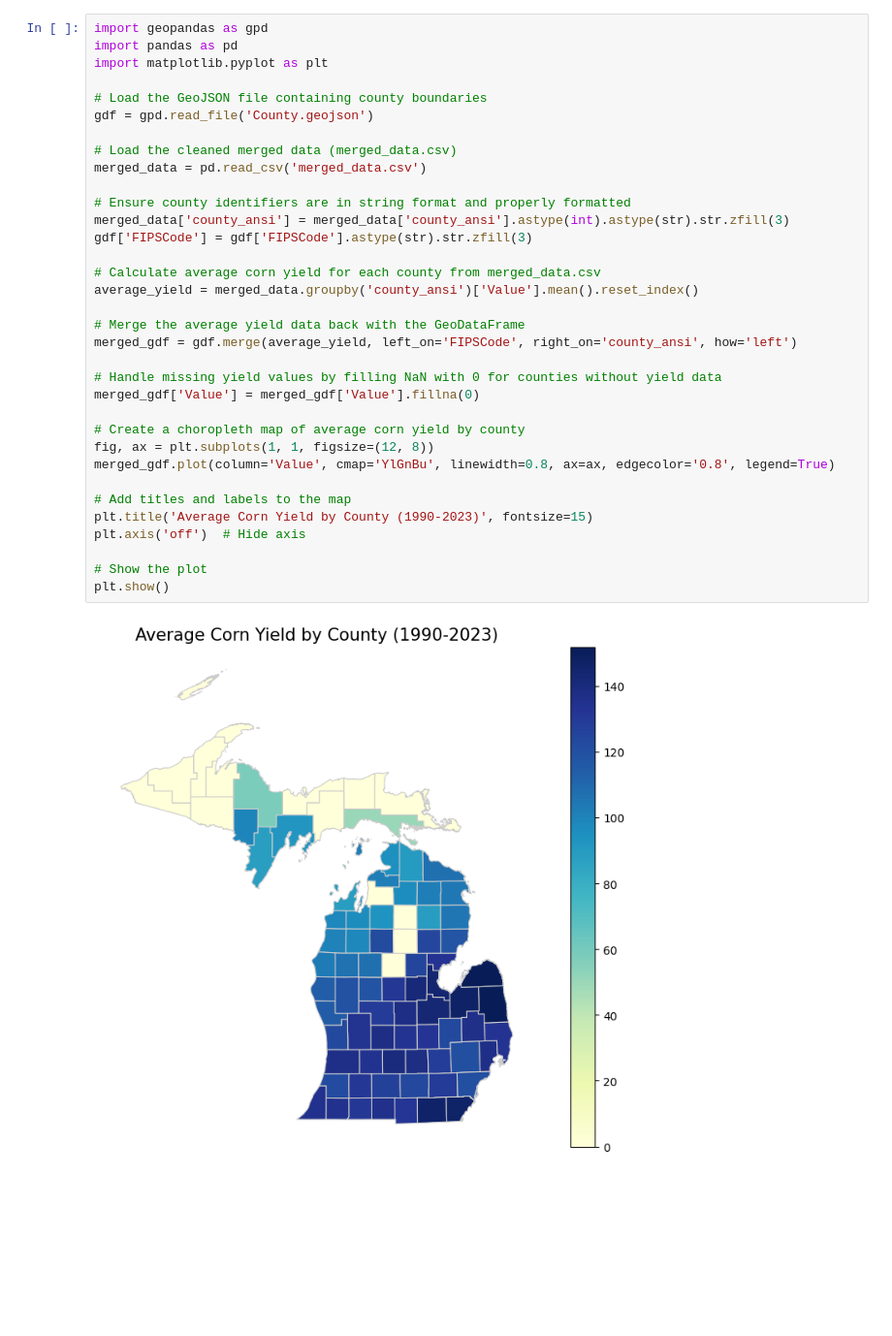
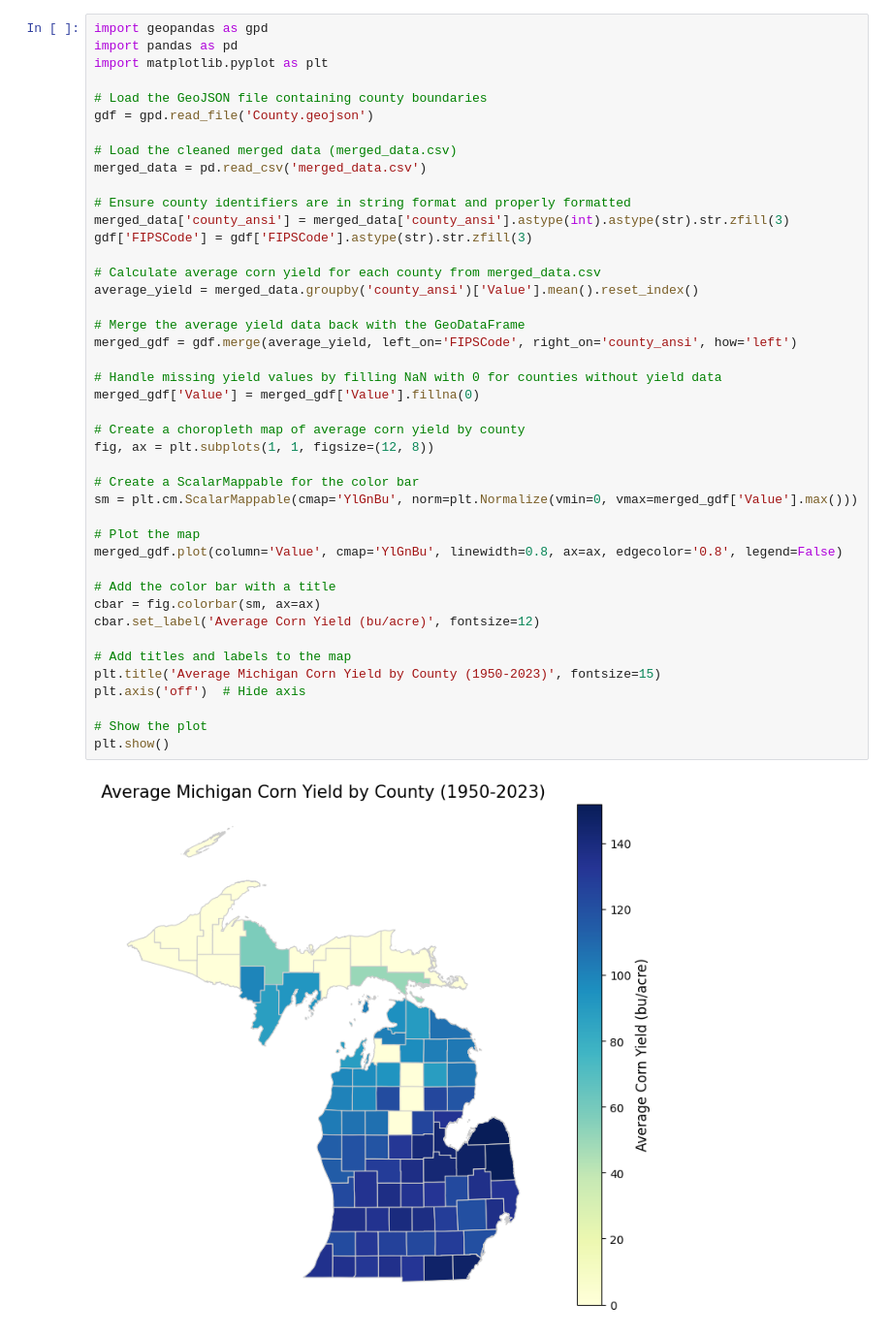
Before and after one commit to matthewchess/Milestone-1, a Jupyter notebook: visualization.ipynb, the cells around one changed output. Shown at 97% size. Saved outputs shown, nothing was run; the diff lists cells and outputs as text; blank space fills up the shorter version.

Commit message:
Updated text in maps and added title for heatmap bar

```diff
--- a/visualization.ipynb
+++ b/visualization.ipynb
@@ -4,36 +4,45 @@ import pandas as pd
 import matplotlib.pyplot as plt
 
 # Load the GeoJSON file containing county boundaries
 gdf = gpd.read_file('County.geojson')
 
 # Load the cleaned merged data (merged_data.csv)
 merged_data = pd.read_csv('merged_data.csv')
 
 # Ensure county identifiers are in string format and properly formatted
 merged_data['county_ansi'] = merged_data['county_ansi'].astype(int).astype(str).str.zfill(3)
 gdf['FIPSCode'] = gdf['FIPSCode'].astype(str).str.zfill(3)
 
 # Calculate average corn yield for each county from merged_data.csv
 average_yield = merged_data.groupby('county_ansi')['Value'].mean().reset_index()
 
 # Merge the average yield data back with the GeoDataFrame
 merged_gdf = gdf.merge(average_yield, left_on='FIPSCode', right_on='county_ansi', how='left')
 
 # Handle missing yield values by filling NaN with 0 for counties without yield data
 merged_gdf['Value'] = merged_gdf['Value'].fillna(0)
 
 # Create a choropleth map of average corn yield by county
 fig, ax = plt.subplots(1, 1, figsize=(12, 8))
-merged_gdf.plot(column='Value', cmap='YlGnBu', linewidth=0.8, ax=ax, edgecolor='0.8', legend=True)
+
+# Create a ScalarMappable for the color bar
+sm = plt.cm.ScalarMappable(cmap='YlGnBu', norm=plt.Normalize(vmin=0, vmax=merged_gdf['Value'].max()))
+
+# Plot the map
+merged_gdf.plot(column='Value', cmap='YlGnBu', linewidth=0.8, ax=ax, edgecolor='0.8', legend=False)
+
+# Add the color bar with a title
+cbar = fig.colorbar(sm, ax=ax)
+cbar.set_label('Average Corn Yield (bu/acre)', fontsize=12)
 
 # Add titles and labels to the map
-plt.title('Average Corn Yield by County (1990-2023)', fontsize=15)
+plt.title('Average Michigan Corn Yield by County (1950-2023)', fontsize=15)
 plt.axis('off')  # Hide axis
 
 # Show the plot
 plt.show()
 # %% [output]
-[figure, old version]
+[figure, new version]
 # %%
 from matplotlib.lines import Line2D
 
```
Also changed, not shown: parts of 3 cells of this notebook.
